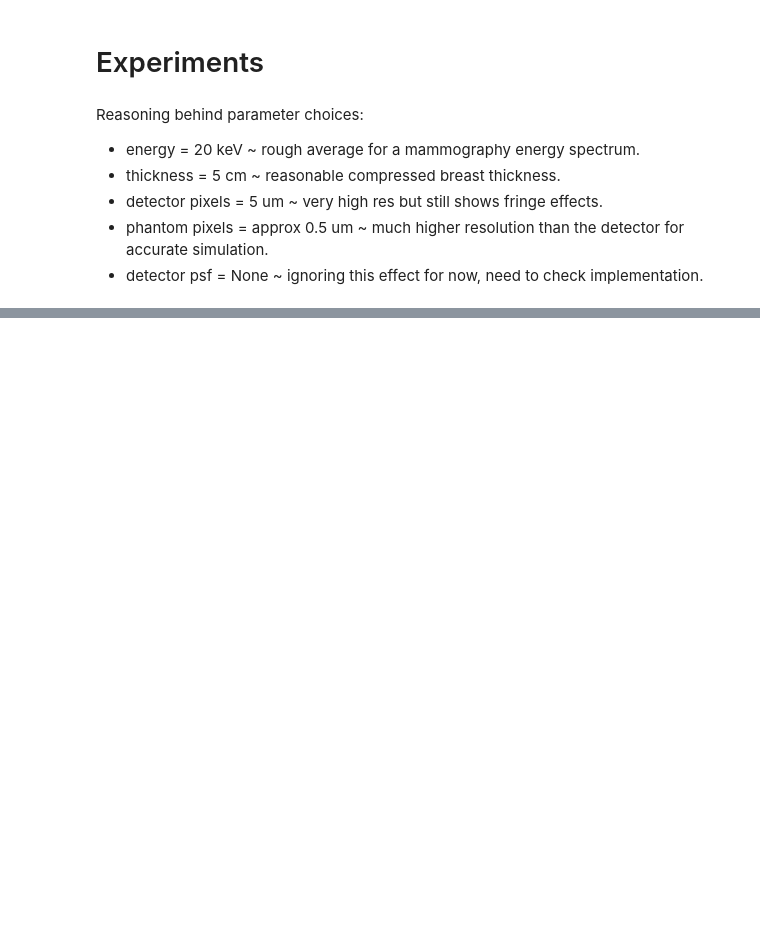
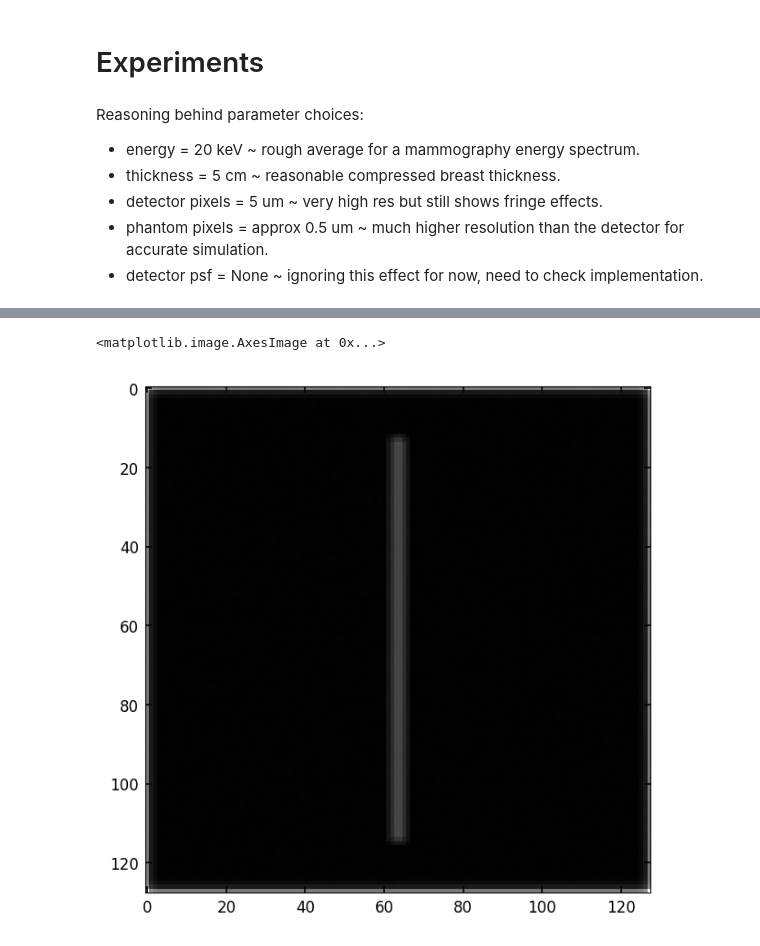
Before and after one commit to gjadick/spectral-xpci, a Jupyter notebook: aapm2025-multislice.ipynb, the cells around one changed output, grey strips where cells are left out. Drawn from its saved outputs; the diff is of its cells as text; code cells hidden in the pictures; blank space fills up the shorter version.

```diff
--- a/aapm2025-multislice.ipynb
+++ b/aapm2025-multislice.ipynb
@@ -175,0 +218,5 @@ multislice done - 0.76 s
+# %%
+plt.imshow(store_images_approx[0][0])
+# %% [output]
+<matplotlib.image.AxesImage at 0x...>
+[figure, added]
```
Also changed, not shown: parts of 10 cells of this notebook, 1 other file.
